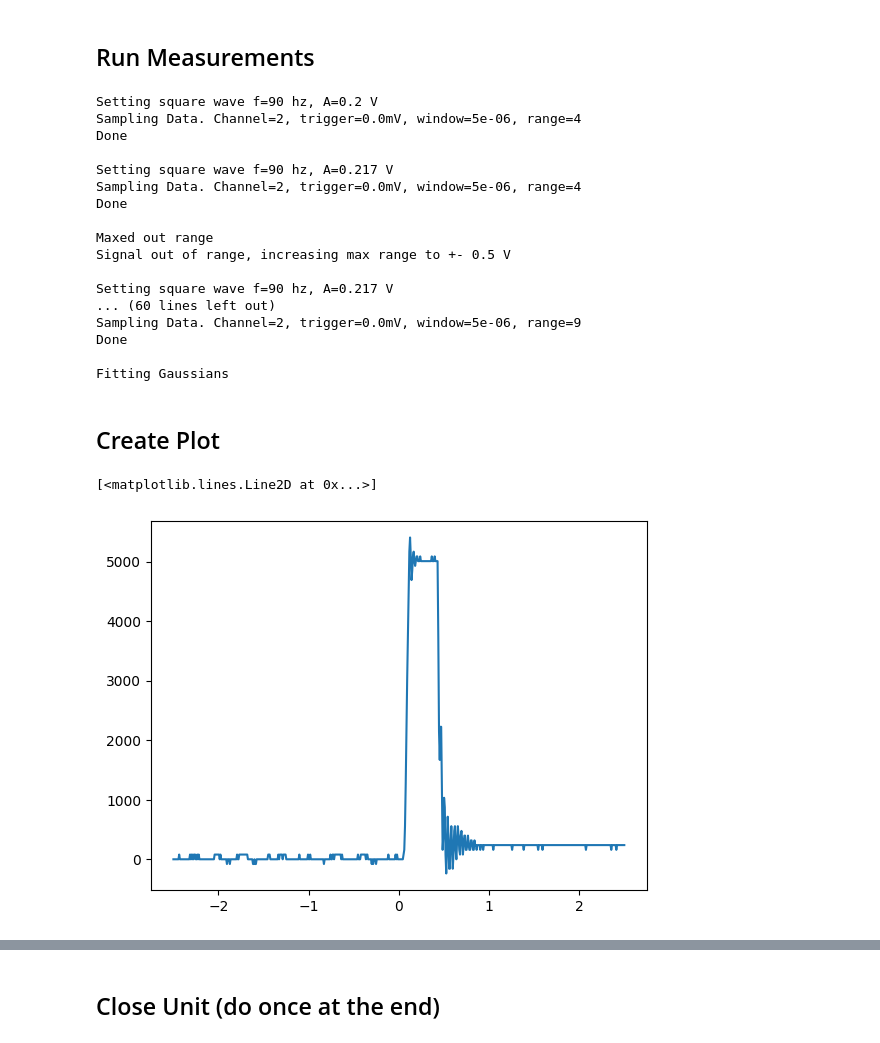
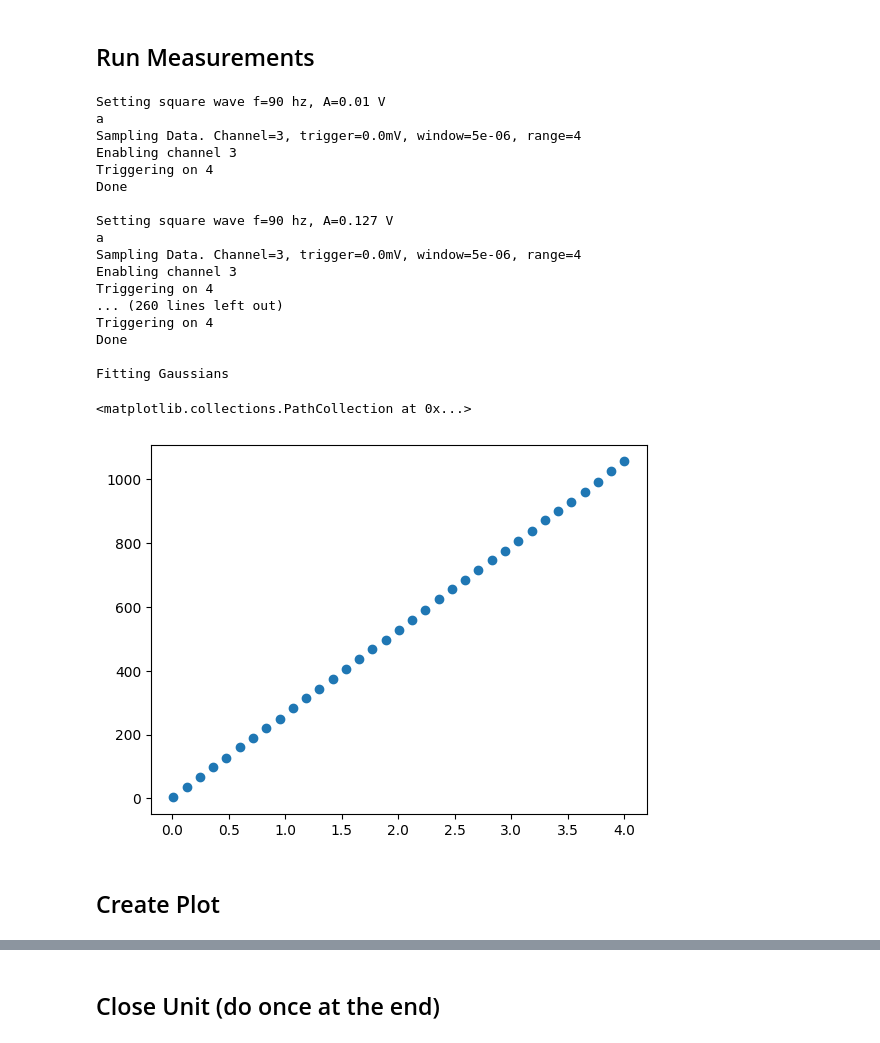
Before and after one commit to lab57/lab28-calibrate-cremat-stack, a Jupyter notebook: runCalibrations.ipynb, the cells around one changed output, grey strips where cells are left out. Cells and saved outputs as stored; diff of their text form; code cells hidden in the pictures.

```diff
--- a/runCalibrations.ipynb
+++ b/runCalibrations.ipynb
@@ -75,42 +63,40 @@ Done
 # %% [markdown]
 ## Run Measurements
 # %%
+input_vs = np.round(np.linspace(.01, 4, 35), 3) # gain = 00 or 01
+# input_vs = np.round(np.linspace(.01, .5, 35), 3) # gain = 11
 
-#input_vs = np.round(np.linspace(.1, 2, 35), 3) #input voltages to sweep
-input_vs = np.round(np.linspace(.2, .35, 10), 3)
 #trigger_mv = 200 #trigger
 trigger_mvs = np.round(input_vs*1e3 * 0) #list of triggers, NOTE must be in mv
 #allows for variable trigger; setting equal to input is good if gain > 1
 
 window = 5e-6 #seconds, width of capture
 
 
 initRange = 4 #inial voltage range for device
 t, datas = getSamples(chandle,input_vs, initRange, trigger_mvs, window) # sweep input voltages and take all data points
 #plotSample(t, data)
 gains, gains_err = getGains(t, datas)
+plt.scatter(input_vs, gains)
 # %% [output]
-Setting square wave f=90 hz, A=0.2 V
-Sampling Data. Channel=2, trigger=0.0mV, window=5e-06, range=4
+Setting square wave f=90 hz, A=0.01 V
+a
+Sampling Data. Channel=3, trigger=0.0mV, window=5e-06, range=4
+Enabling channel 3
+Triggering on 4
 Done
 
-Setting square wave f=90 hz, A=0.217 V
-Sampling Data. Channel=2, trigger=0.0mV, window=5e-06, range=4
-Done
-
-Maxed out range
-Signal out of range, increasing max range to +- 0.5 V
-
-Setting square wave f=90 hz, A=0.217 V
-... (60 lines left out)
-Sampling Data. Channel=2, trigger=0.0mV, window=5e-06, range=9
+Setting square wave f=90 hz, A=0.127 V
+a
+Sampling Data. Channel=3, trigger=0.0mV, window=5e-06, range=4
+Enabling channel 3
+Triggering on 4
+... (260 lines left out)
+Triggering on 4
 Done
 
 Fitting Gaussians
+<matplotlib.collections.PathCollection at 0x...>
+[figure, added]
 # %% [markdown]
 ## Create Plot
-# %%
-plt.plot(t[-1],datas[-1])
-# %% [output]
-[<matplotlib.lines.Line2D at 0x...>]
-[figure, removed]
```
Also changed, not shown: parts of 9 cells of this notebook, 13 other files.
